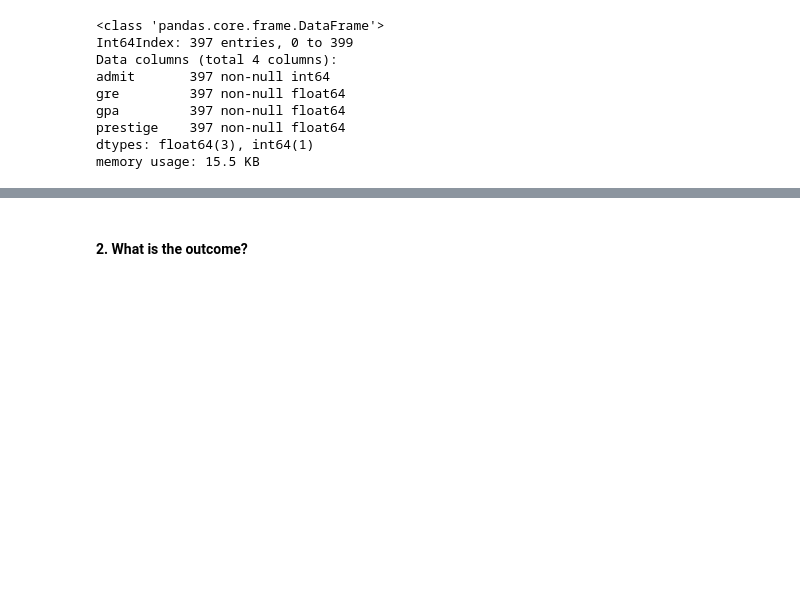
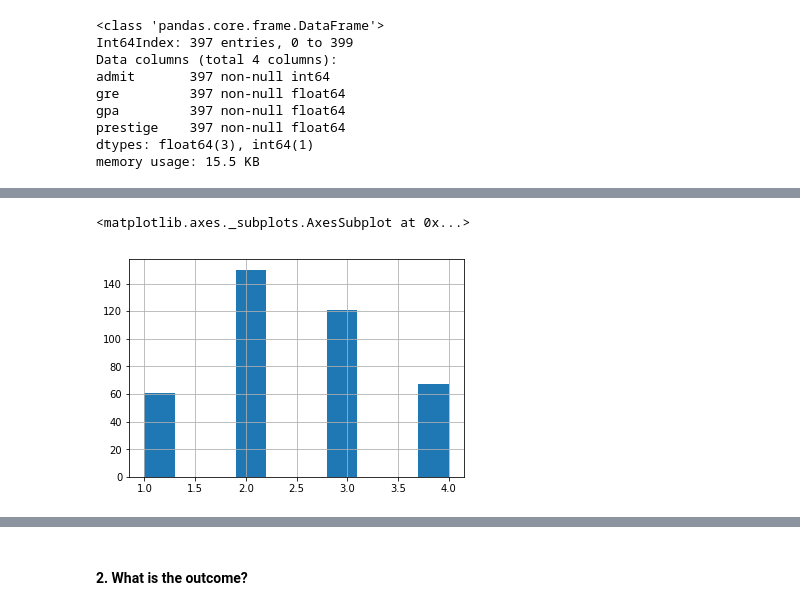
Before and after one commit to eddieh800/DS-SF-42, a Jupyter notebook: unit-project/project-1/starter-code/Eddie_Huang_Proj_1.ipynb, the cells around one changed output, grey strips where cells are left out. Drawn from its saved outputs; the diff is of its cells as text; code cells hidden in the pictures; blank space fills up the shorter version.

```diff
--- a/unit-project/project-1/starter-code/Eddie_Huang_Proj_1.ipynb
+++ b/unit-project/project-1/starter-code/Eddie_Huang_Proj_1.ipynb
@@ -101,0 +145,5 @@ df.corr()
+# %%
+df.prestige.hist()
+# %% [output]
+<matplotlib.axes._subplots.AxesSubplot at 0x...>
+[figure, added]
```
Also changed, not shown: parts of 30 cells of this notebook.
